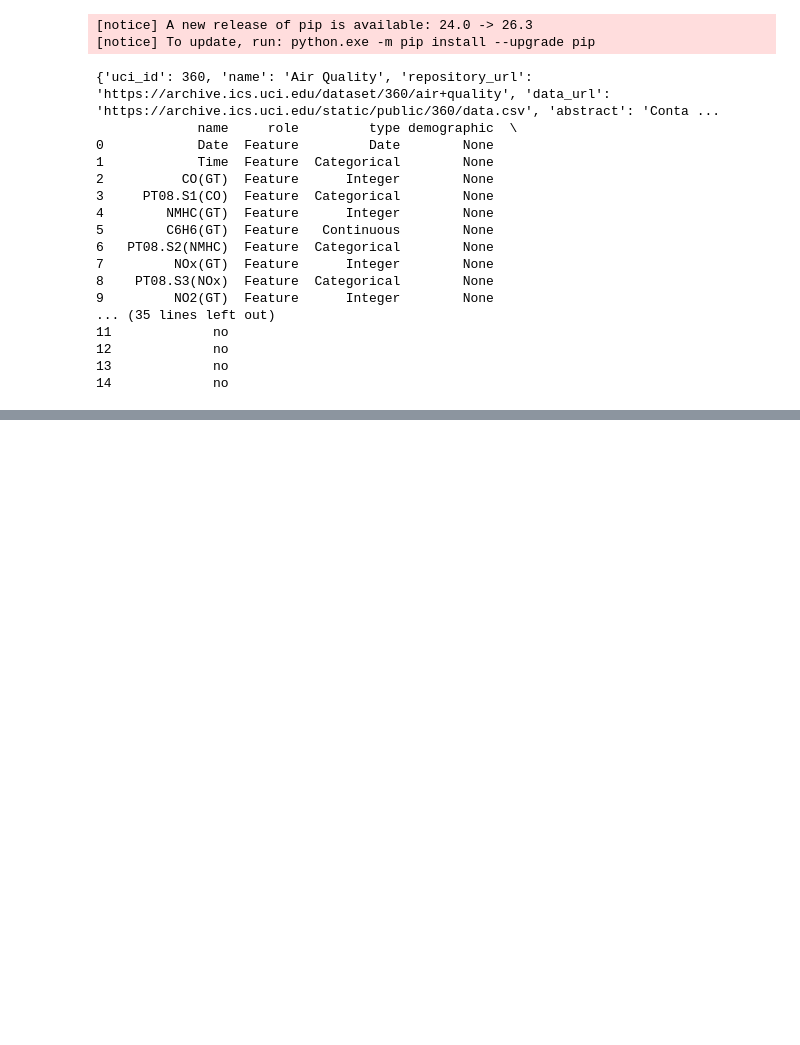
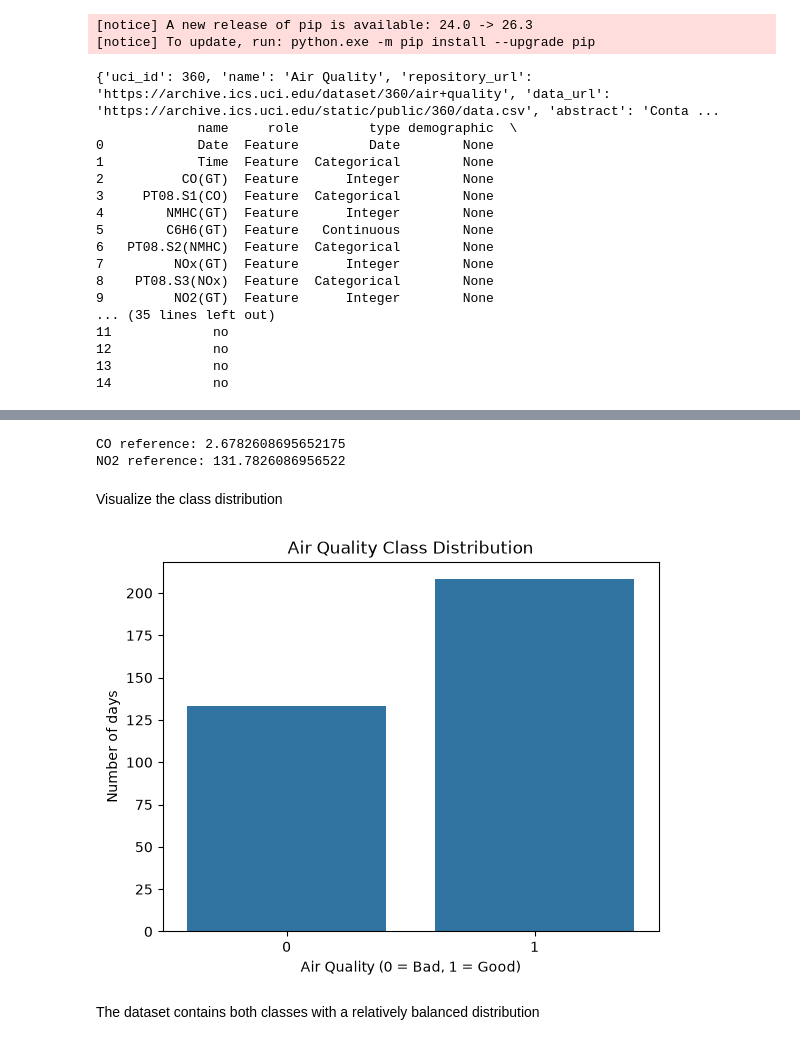
Before and after one commit to amalherchh/Predicting-Air-Quality, a Jupyter notebook: air.ipynb, the cells around one changed output, grey strips where cells are left out. Drawn from its saved outputs; the diff is of its cells as text; code cells hidden in the pictures; blank space fills up the shorter version.

```diff
--- a/air.ipynb
+++ b/air.ipynb
@@ -53,0 +148,17 @@ print(air_quality.variables)
+# %%
+#Group observations by date
+daily_df = df.groupby('Date').agg({
+    'CO(GT)': 'mean',
+    'NOx(GT)': 'mean',
+    'NO2(GT)': 'mean',
+    'T': 'mean',
+    'RH': 'mean'
+}).reset_index()
+# %%
+daily_df.rename(columns={
+    'CO(GT)': 'CO',
+    'NOx(GT)': 'NOx',
+    'NO2(GT)': 'NO2'
+}, inplace=True)
+
+display(daily_df.head())
@@ -53,0 +172,29 @@ print(air_quality.variables)
+# %%
+# Calculate reference thresholds
+CO_REFERENCE = daily_df['CO'].quantile(0.75)
+NO2_REFERENCE = daily_df['NO2'].quantile(0.75)
+
+print("CO reference:", CO_REFERENCE)
+print("NO2 reference:", NO2_REFERENCE)
+
+# 0 = Bad, 1 = Good
+daily_df['Air_Quality'] = (
+    (daily_df['CO'] <= CO_REFERENCE) &
+    (daily_df['NO2'] <= NO2_REFERENCE)
+).astype(int)
+# %% [output]
+CO reference: 2.6782608695652175
+NO2 reference: 131.7826086956522
+# %% [markdown]
+Visualize the class distribution
+# %%
+sns.countplot(data=daily_df, x='Air_Quality')
+
+plt.title('Air Quality Class Distribution')
+plt.xlabel('Air Quality (0 = Bad, 1 = Good)')
+plt.ylabel('Number of days')
+plt.show()
+# %% [output]
+[figure, added]
+# %% [markdown]
+The dataset contains both classes with a relatively balanced distribution
```
Also changed, not shown: parts of 24 cells of this notebook.
